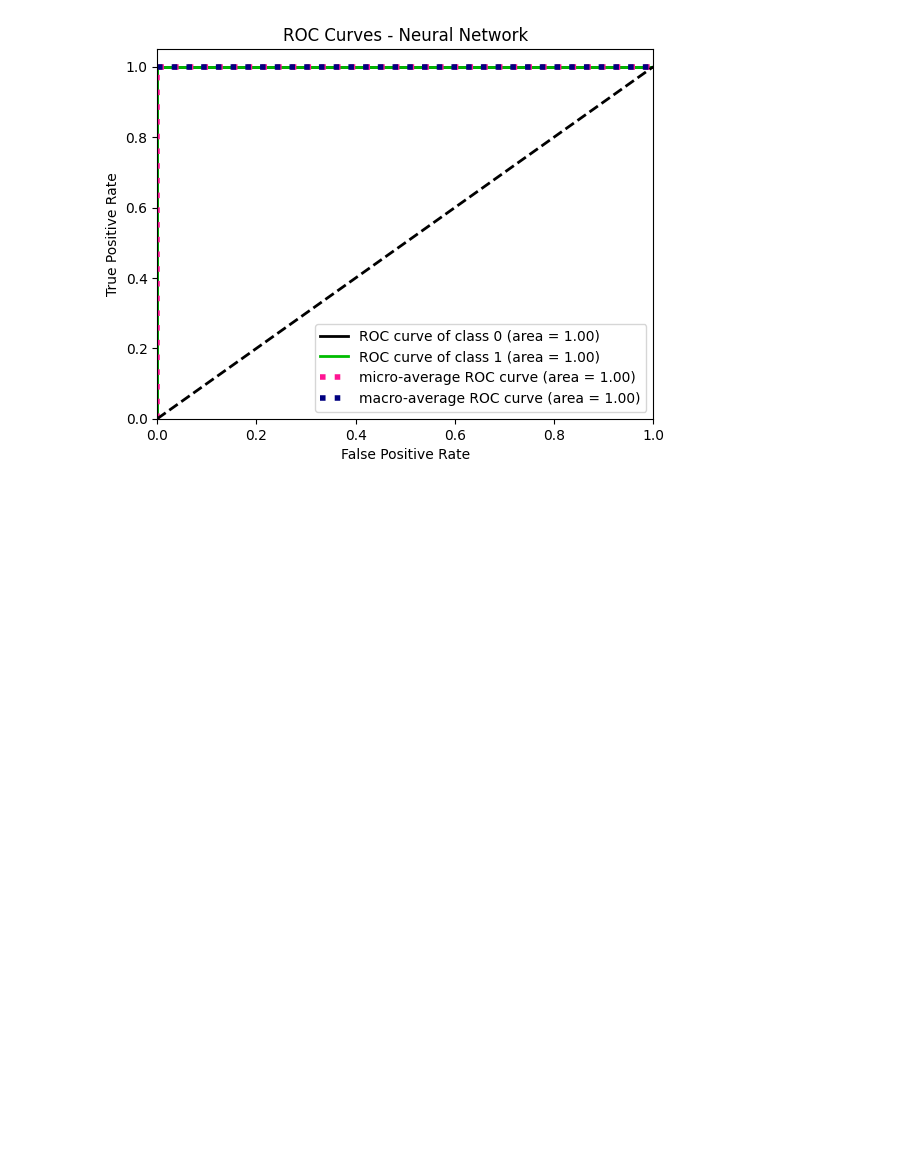
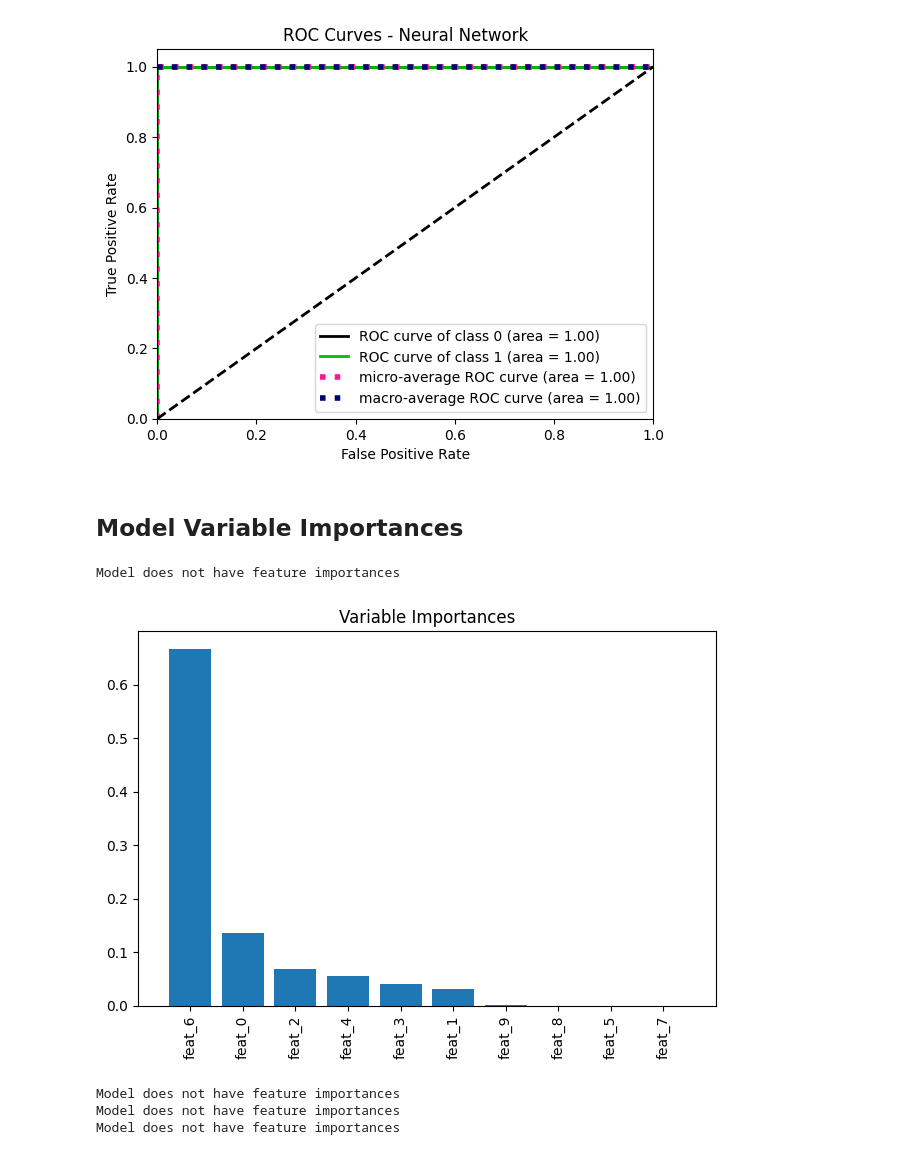
Before and after one commit to madixson/EmployeeChurnHR_Project, a Jupyter notebook: Models_with_Analysis.ipynb, the cells around one changed output. Saved outputs shown, nothing was run; the diff lists cells and outputs as text; code cells hidden in the pictures; blank space fills up the shorter version.

```diff
--- a/Models_with_Analysis.ipynb
+++ b/Models_with_Analysis.ipynb
@@ -303,3 +303,49 @@ plt.show()
 # %% [output]
 [figure]
 [figure]
+# %% [markdown]
+## Model Variable Importances
+# %%
+def plot_variable_importance(model, feature_names):
+    if hasattr(model, 'feature_importances_'):
+        importances = model.feature_importances_
+        indices = np.argsort(importances)[::-1]
+        feature_names = list(feature_names)  # convert to list
+        feature_names = [feature_names[i] for i in indices]  # index as list
+
+        plt.figure()
+        plt.title("Variable Importances")
+        plt.bar(range(len(feature_names)), importances[indices])
+        plt.xticks(range(len(feature_names)), feature_names, rotation=90)
+        plt.xlim([-1, len(feature_names)])
+        plt.tight_layout()
+        plt.show()
+    else:
+        print('Model does not have feature importances')
+# %%
+# Get feature names
+feature_names = ["feat_{}".format(i) for i in range(X.shape[1])]
+
+# Convert X_train to a pandas DataFrame
+X_train_df = pd.DataFrame(X_train, columns=feature_names)
+
+# Plot variable importances for the KNN model
+plot_variable_importance(knn, feature_names)
+
+# Plot variable importances for the Random Forest model
+plot_variable_importance(rfc, feature_names)
+
+# Plot variable importances for the Naive Bayes model
+plot_variable_importance(GNB_model, feature_names)
+
+# Plot variable importances for the SVM model
+plot_variable_importance(lr_model, feature_names)
+
+# Plot variable importances for the XGBoost model
+plot_variable_importance(nn, feature_names)
+# %% [output]
+Model does not have feature importances
+[figure, added]
+Model does not have feature importances
+Model does not have feature importances
+Model does not have feature importances
```
Also changed, not shown: parts of 7 cells of this notebook.
